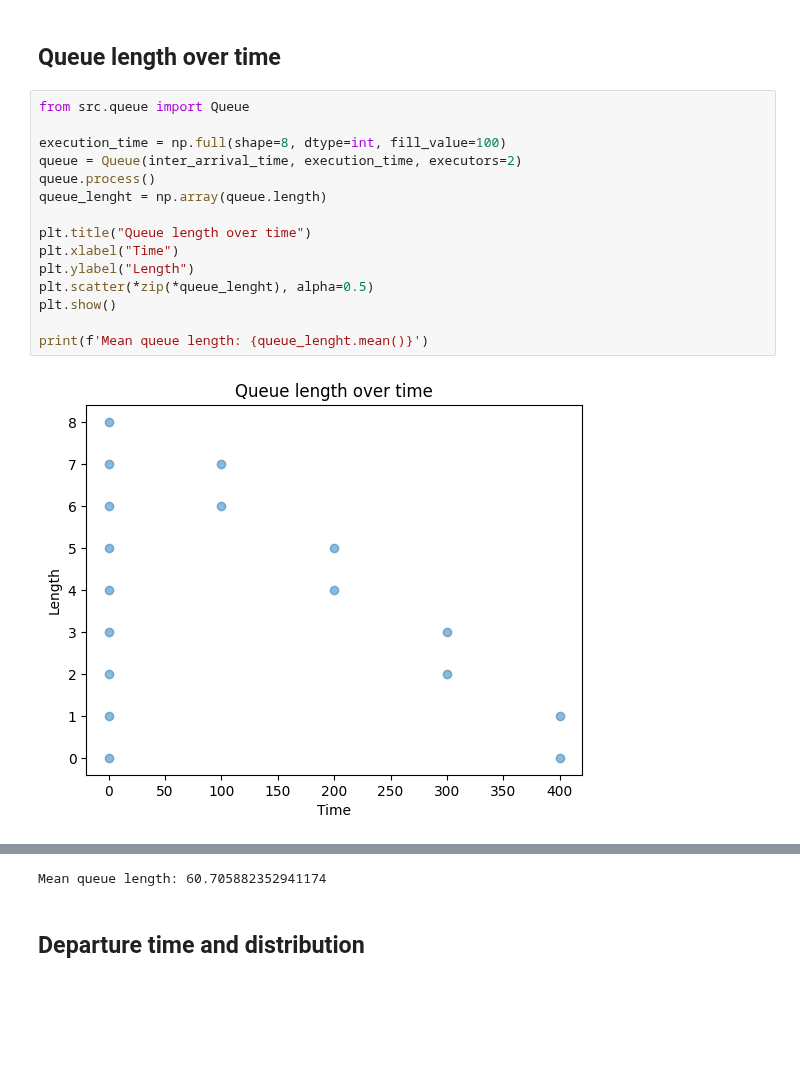
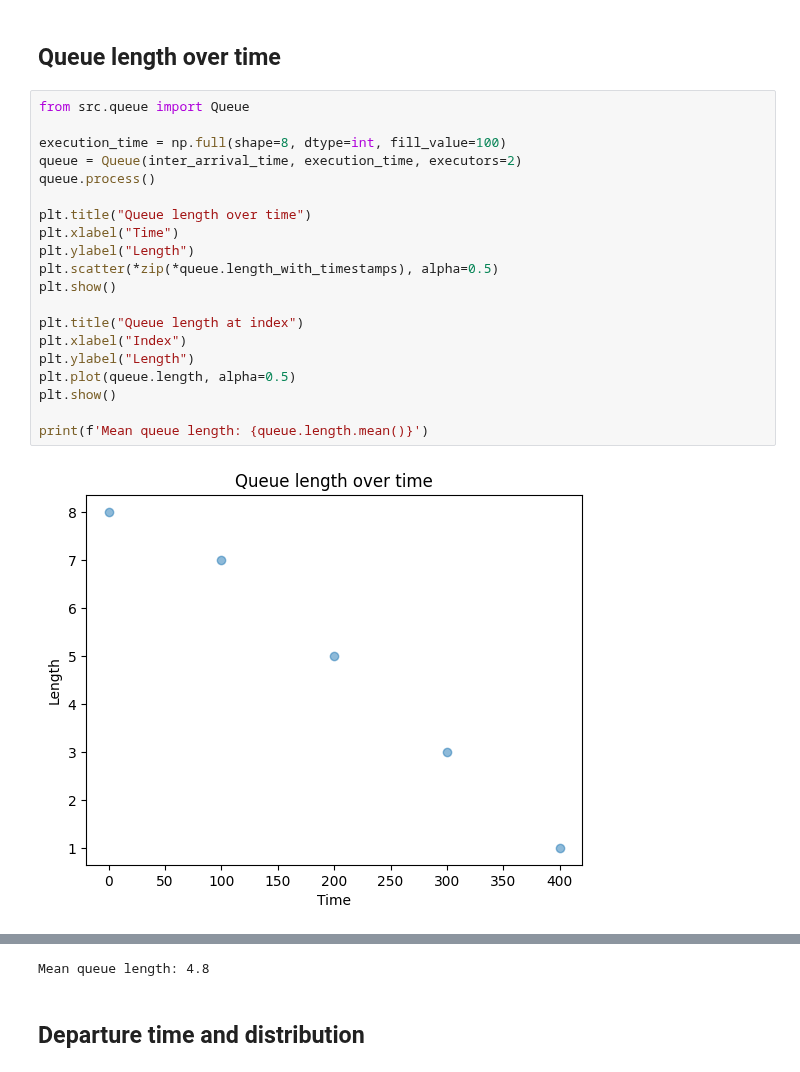
Before and after one commit to gitaroktato/queue-model-in-python, a Jupyter notebook: bursty-traffic.ipynb, the cells around one changed output, grey strips where cells are left out. Drawn from its saved outputs; the diff is of its cells as text; blank space fills up the shorter version.

```diff
--- a/bursty-traffic.ipynb
+++ b/bursty-traffic.ipynb
@@ -36,17 +36,22 @@ Mean arrival time: 0.0
 # %%
 from src.queue import Queue
 
 execution_time = np.full(shape=8, dtype=int, fill_value=100)
 queue = Queue(inter_arrival_time, execution_time, executors=2)
 queue.process()
-queue_lenght = np.array(queue.length)
 
 plt.title("Queue length over time")
 plt.xlabel("Time")
 plt.ylabel("Length")
-plt.scatter(*zip(*queue_lenght), alpha=0.5)
+plt.scatter(*zip(*queue.length_with_timestamps), alpha=0.5)
 plt.show()
 
-print(f'Mean queue length: {queue_lenght.mean()}')
+plt.title("Queue length at index")
+plt.xlabel("Index")
+plt.ylabel("Length")
+plt.plot(queue.length, alpha=0.5)
+plt.show()
+
+print(f'Mean queue length: {queue.length.mean()}')
 # %% [output]
-[figure, old version]
+[figure, new version]
@@ -53,4 +59,4 @@ print(f'Mean queue length: {queue_lenght.mean()}')
-Mean queue length: 60.705882352941174
+Mean queue length: 4.8
 # %% [markdown]
 ## Departure time and distribution
 # %%
```
Also changed, not shown: parts of 1 cell of this notebook, 5 other files.
